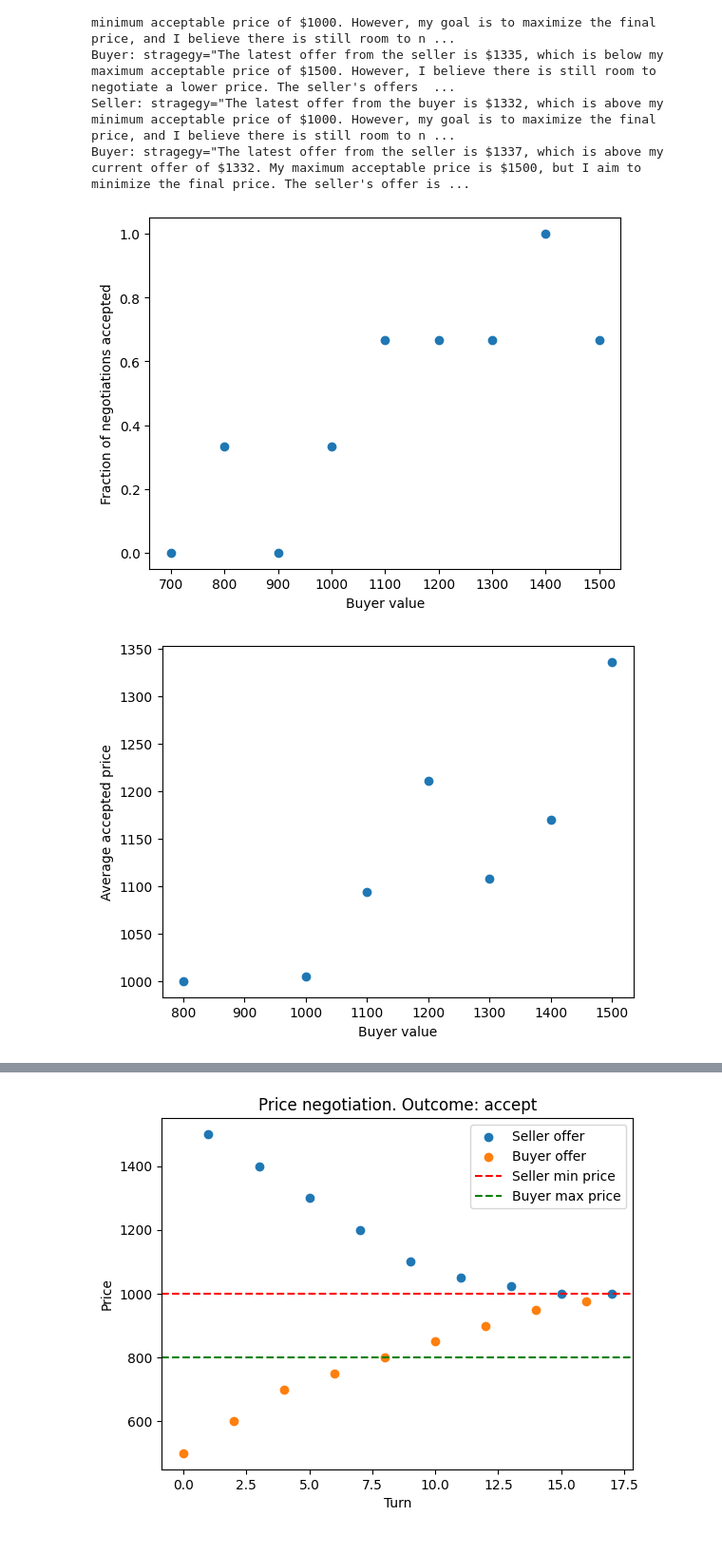
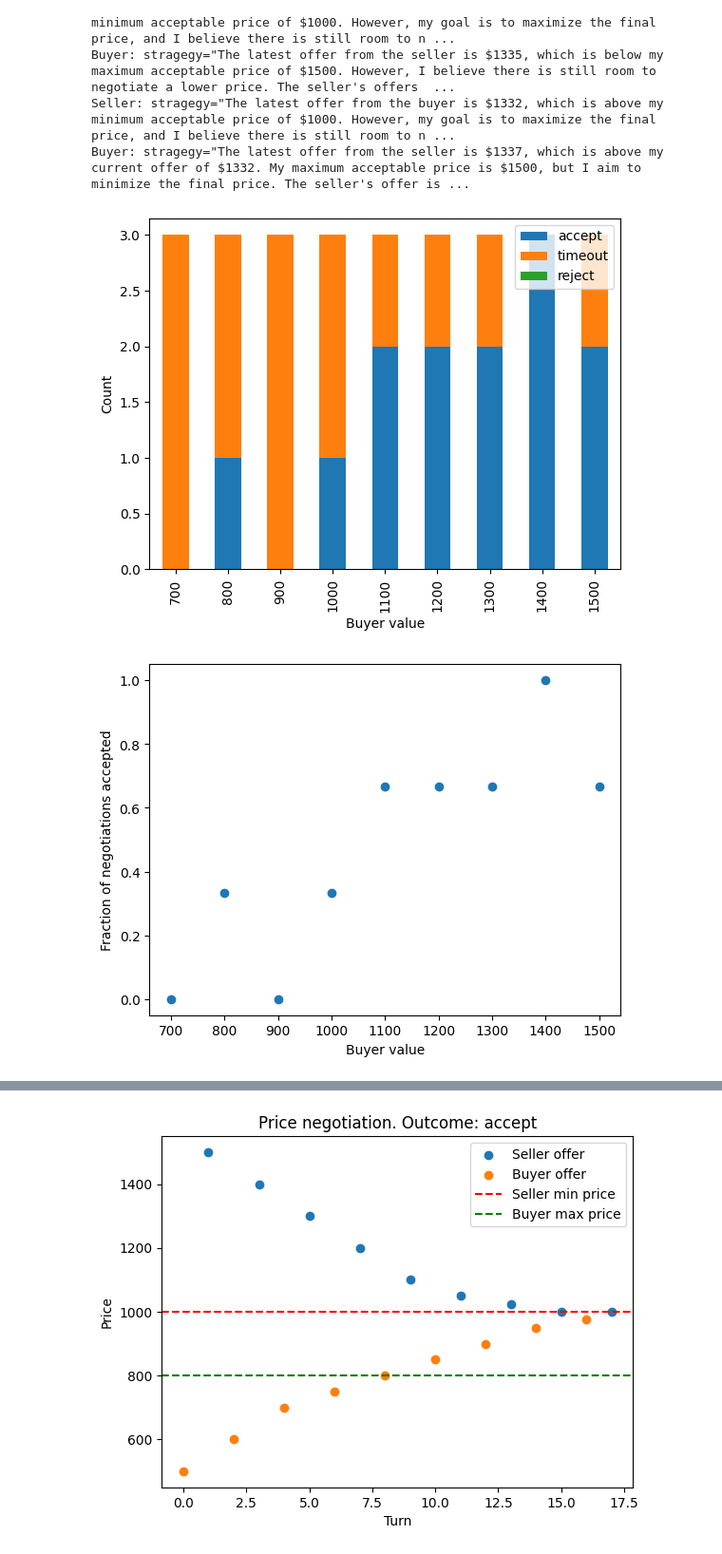
Before and after one commit to peteole/bargaining_llms, a Jupyter notebook: main.ipynb, the cells around one changed output, grey strips where cells are left out. Shown at 95% size. Cells and saved outputs as stored; diff of their text form; code cells hidden in the pictures.

```diff
--- a/main.ipynb
+++ b/main.ipynb
@@ -190,6 +196,25 @@ def get_outcome(n: Negotiation)-> Optional[float]:
     if n.chat[-1][1].response_type == "accept":
         return n.chat[-2][1].offer
     return None
+
+def get_outcome_type(n: Negotiation)-> str:
+    return n.chat[-1][1].response_type
+
+# get distribution of outcome types
+
+accept_counts = [sum([get_outcome_type(n) == "accept" for n in chat]) for chat in chats]
+offer_counts = [sum([get_outcome_type(n) == "offer" for n in chat]) for chat in chats]
+reject_counts = [sum([get_outcome_type(n) == "reject" for n in chat]) for chat in chats]
+
+# create a stacked bar plot
+import pandas as pd
+df = pd.DataFrame({"accept":accept_counts,"timeout":offer_counts,"reject":reject_counts},index=buyer_values)
+df.plot(kind="bar",stacked=True)
+plt.xlabel("Buyer value")
+plt.ylabel("Count")
+plt.show()
+
+
 percentages_accepted = [sum([get_outcome(n) is not None for n in chat])/len(chat) for chat in chats]
 average_accepted = [np.mean([get_outcome(n) for n in chat if get_outcome(n) is not None]) for chat in chats]
 plt.scatter(buyer_values, percentages_accepted)
@@ -256,21 +282,40 @@ with open("data/negotiation_chats_impatient_prompt_buyer_starts.pkl","rb") as f:
 # %%
 import matplotlib.pyplot as plt
 import numpy as np
 
 def get_outcome(n: Negotiation)-> Optional[float]:
     if n.chat[-1][1].response_type == "accept":
         return n.chat[-2][1].offer
     return None
+
+def get_outcome_type(n: Negotiation)-> str:
+    return n.chat[-1][1].response_type
+
+# get distribution of outcome types
+
+accept_counts = [sum([get_outcome_type(n) == "accept" for n in chat]) for chat in chats]
+offer_counts = [sum([get_outcome_type(n) == "offer" for n in chat]) for chat in chats]
+reject_counts = [sum([get_outcome_type(n) == "reject" for n in chat]) for chat in chats]
+
+# create a stacked bar plot
+import pandas as pd
+df = pd.DataFrame({"accept":accept_counts,"timeout":offer_counts,"reject":reject_counts},index=buyer_values)
+df.plot(kind="bar",stacked=True)
+plt.xlabel("Buyer value")
+plt.ylabel("Count")
+plt.show()
+
+
 percentages_accepted = [sum([get_outcome(n) is not None for n in chat])/len(chat) for chat in chats]
 average_accepted = [np.mean([get_outcome(n) for n in chat if get_outcome(n) is not None]) for chat in chats]
 plt.scatter(buyer_values, percentages_accepted)
 plt.xlabel("Buyer value")
 plt.ylabel("Fraction of negotiations accepted")
 plt.show()
 plt.scatter(buyer_values, average_accepted)
 plt.xlabel("Buyer value")
 plt.ylabel("Average accepted price")
 plt.show()
 # %% [output]
-[figure, old version]
+[figure, new version]
-[figure, old version]
+[figure, new version]
```
Also changed, not shown: parts of 5 cells of this notebook.
